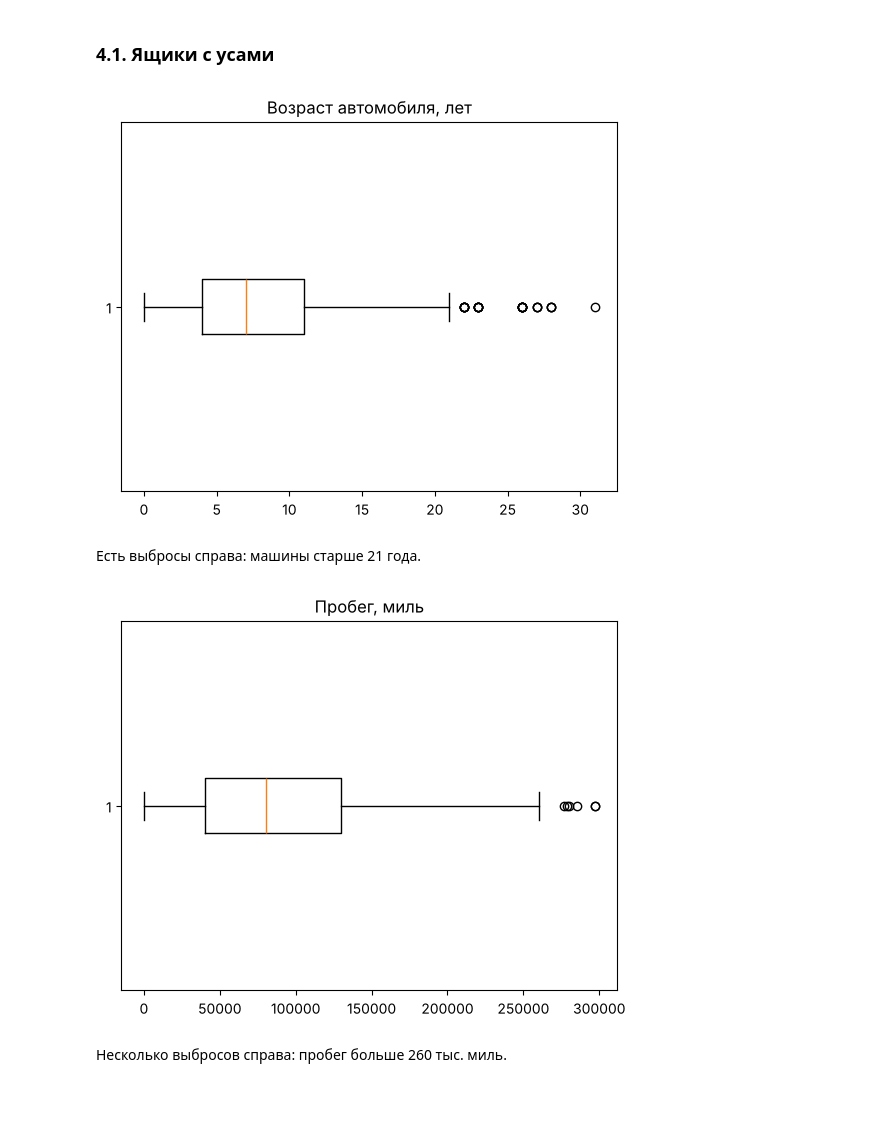
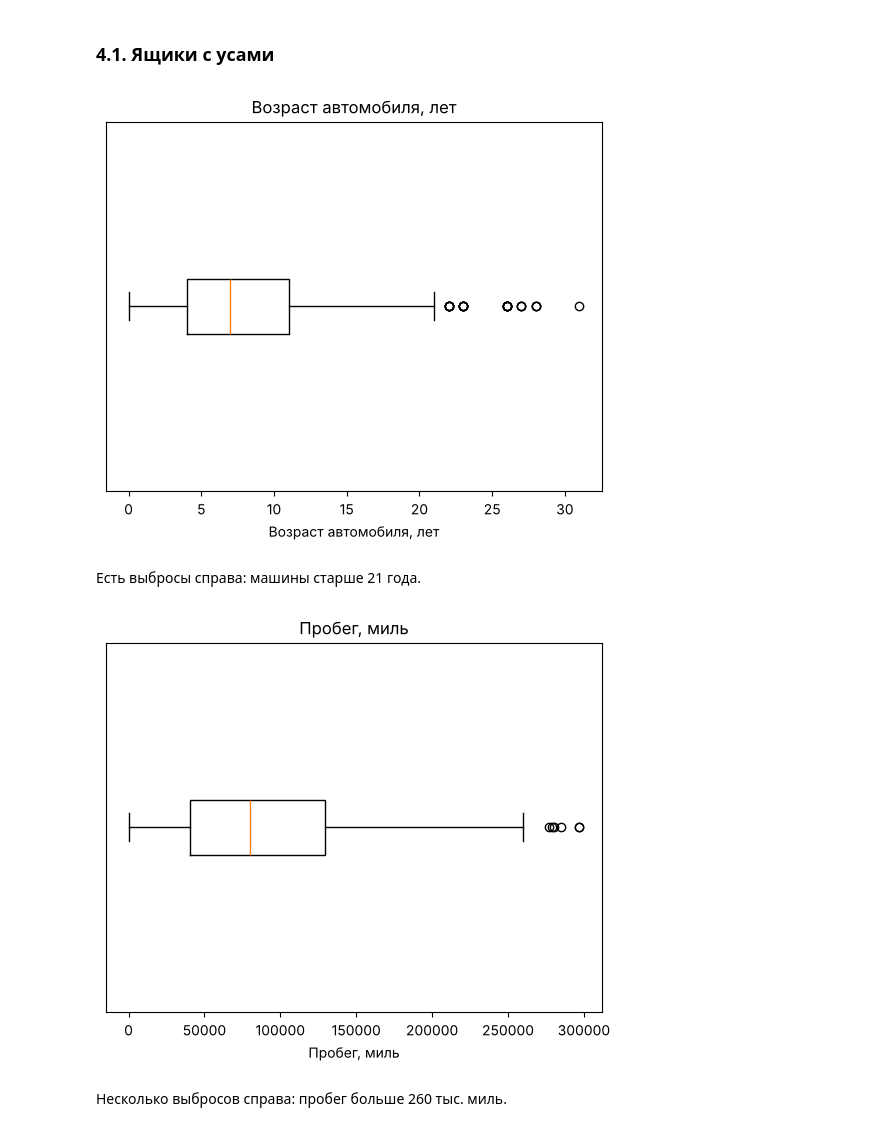
Before and after one commit to pavchundg/project-andan, a Jupyter notebook: Проект_анализ_цен_автомобилей.ipynb, the cells around one changed output. Cells and saved outputs as stored; diff of their text form; code cells hidden in the pictures; blank space fills up the shorter version.

```diff
--- a/Проект_анализ_цен_автомобилей.ipynb
+++ b/Проект_анализ_цен_автомобилей.ipynb
@@ -143,17 +126,21 @@ df_clean.shape
 # %%
 plt.boxplot(df_clean['Возраст автомобиля, лет'], orientation='horizontal')
 plt.title('Возраст автомобиля, лет')
+plt.xlabel('Возраст автомобиля, лет')
+plt.yticks([])
 plt.show()
 # %% [output]
-[figure, old version]
+[figure, new version]
 # %% [markdown]
 Есть выбросы справа: машины старше 21 года.
 # %%
 plt.boxplot(df_clean['Пробег, миль'], orientation='horizontal')
 plt.title('Пробег, миль')
+plt.xlabel('Пробег, миль')
+plt.yticks([])
 plt.show()
 # %% [output]
-[figure, old version]
+[figure, new version]
 # %% [markdown]
 Несколько выбросов справа: пробег больше 260 тыс. миль.
 # %%
```
Also changed, not shown: parts of 57 cells of this notebook, 2 other files.
